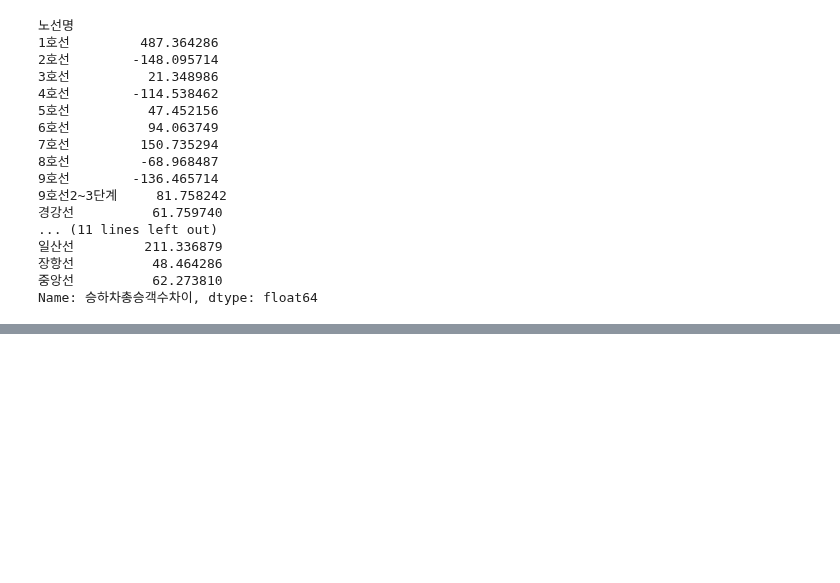
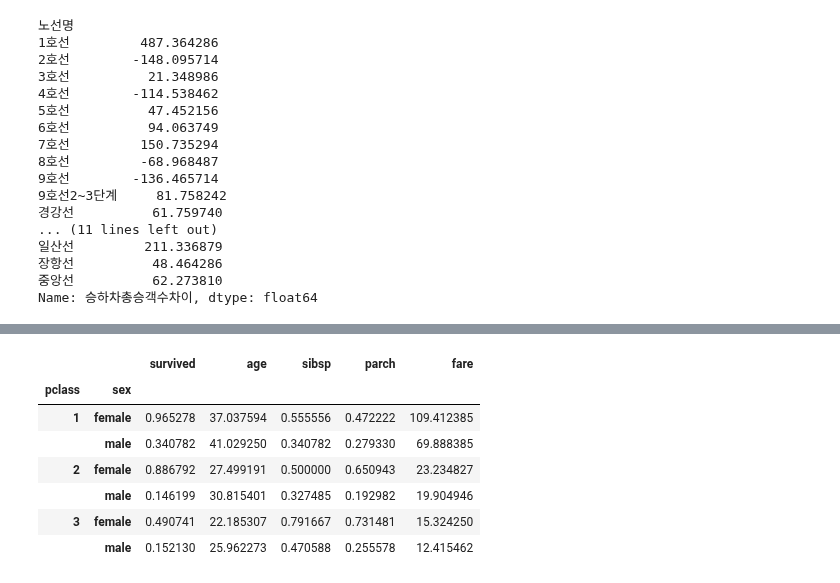
Before and after one commit to Telkem/hipython_rep, a Jupyter notebook: 15_데이터전처리2.ipynb, the cells around one changed output, grey strips where cells are left out. Cells and saved outputs as stored; diff of their text form; code cells hidden in the pictures; blank space fills up the shorter version.

```diff
--- a/15_데이터전처리2.ipynb
+++ b/15_데이터전처리2.ipynb
@@ -851,0 +870,11 @@ titanic_df.groupby('age_cat').mean(numeric_only=True)
+# %%
+titanic_df.groupby(['pclass', 'sex']).mean(numeric_only=True)
+# %% [output]
+|  |  | survived | age | sibsp | parch | fare |
+| pclass | sex |  |  |  |  |  |
+| 1 | female | 0.965278 | 37.037594 | 0.555556 | 0.472222 | 109.412385 |
+|  | male | 0.340782 | 41.029250 | 0.340782 | 0.279330 | 69.888385 |
+| 2 | female | 0.886792 | 27.499191 | 0.500000 | 0.650943 | 23.234827 |
+|  | male | 0.146199 | 30.815401 | 0.327485 | 0.192982 | 19.904946 |
+| 3 | female | 0.490741 | 22.185307 | 0.791667 | 0.731481 | 15.324250 |
+|  | male | 0.152130 | 25.962273 | 0.470588 | 0.255578 | 12.415462 |
```
Also changed, not shown: parts of 4 cells of this notebook, 3 other files.
